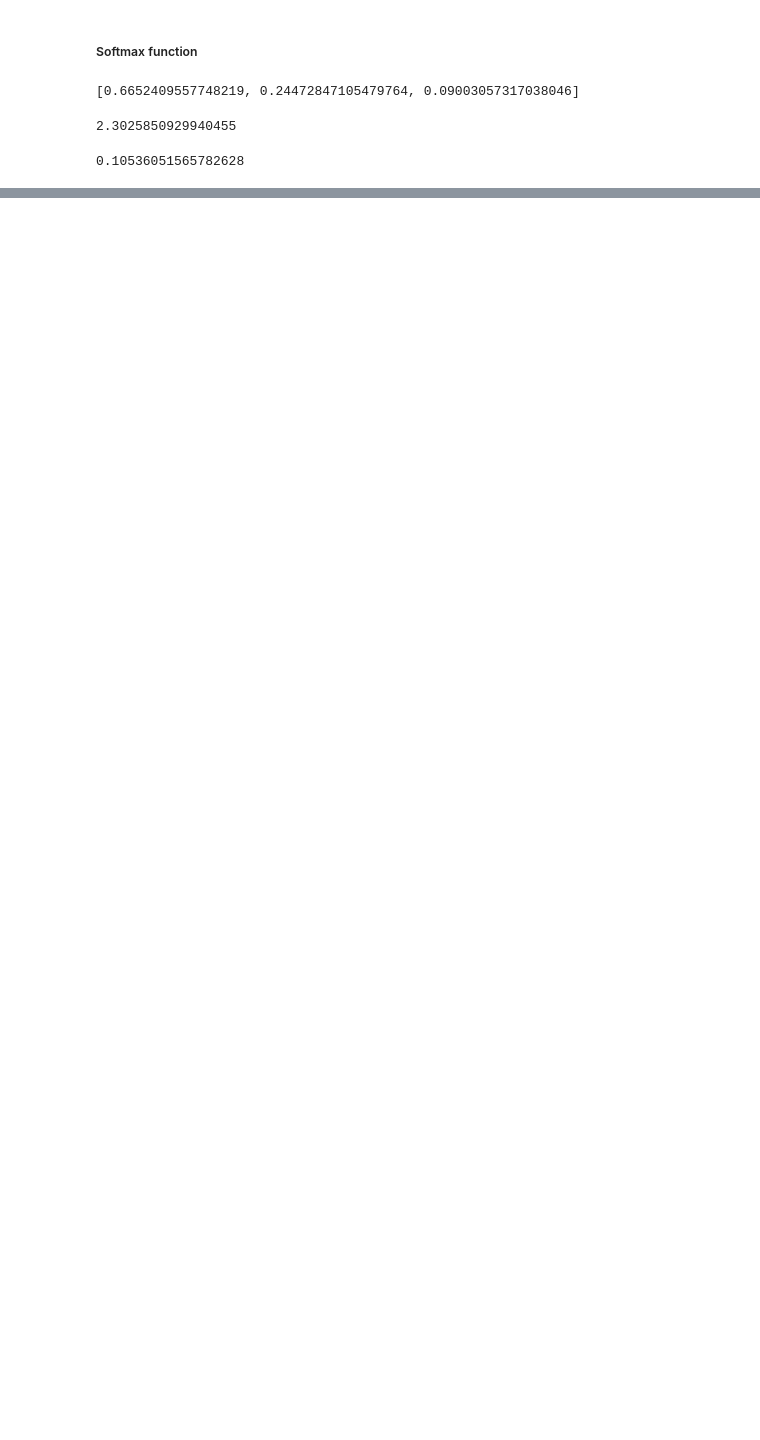
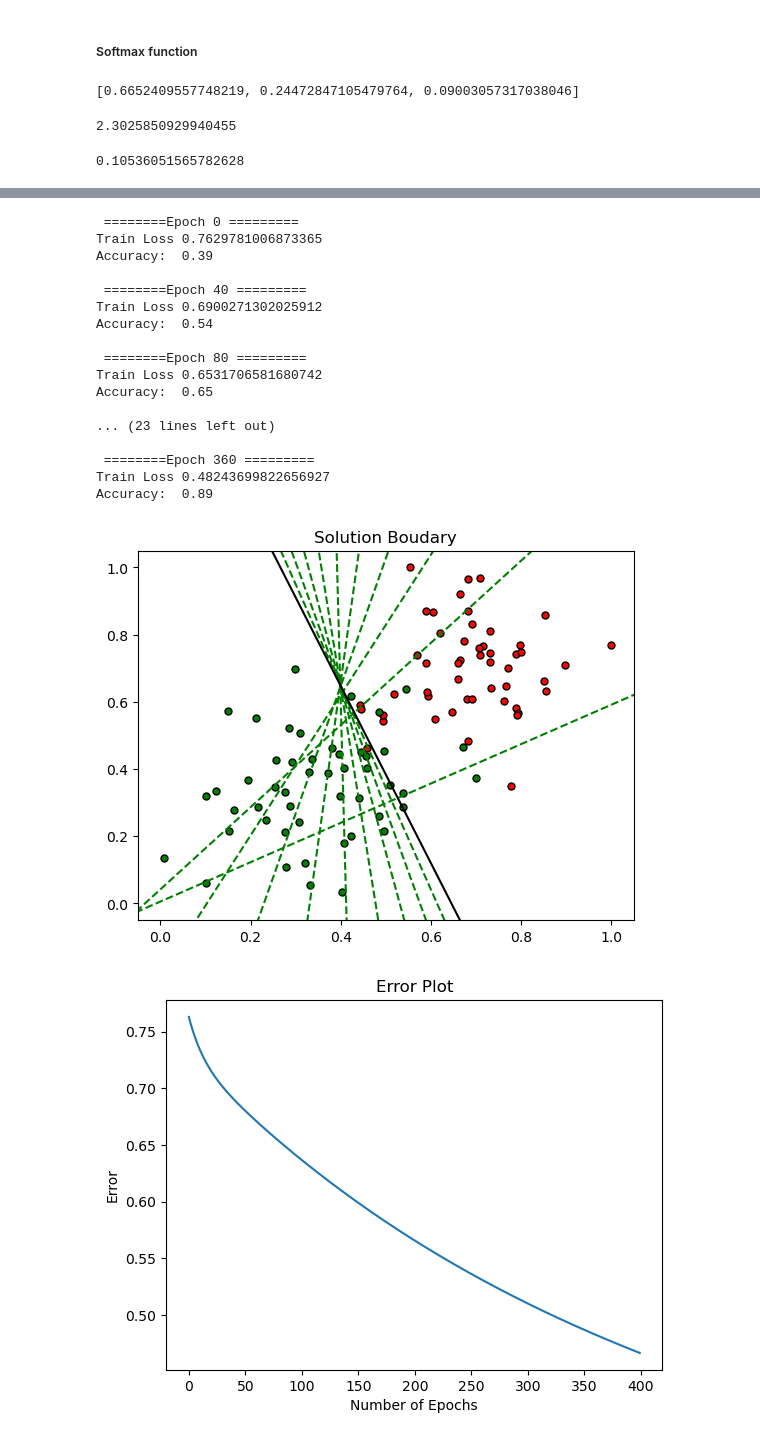
Before and after one commit to ashif-ali/Deep-Learning, a Jupyter notebook: Deep Learning Basics/Basic Perceptron.ipynb, the cells around one changed output, grey strips where cells are left out. Drawn from its saved outputs; the diff is of its cells as text; code cells hidden in the pictures; blank space fills up the shorter version.

```diff
--- a/Deep Learning Basics/Basic Perceptron.ipynb
+++ b/Deep Learning Basics/Basic Perceptron.ipynb
@@ -150,0 +193,18 @@ def outputFormula(X, w, bias):
+# %%
+import numpy as np
+
+def error_formula(y, output):
+    return -y*np.log(output) - (1-y) * np.log(1-output)
+
+def sigmoid(x):
+    return 1/(1+np.exp(-x))
+
+def outputFormula(x, W, bias):
+    return sigmoid(np.dot(x,W)+bias)
+
+def update_weights(x, y, weights, bias, lr):
+    output = outputFormula(x, weights, bias)
+    d_error = y - output
+    weights += lr * d_error * x
+    bias += lr * d_error
+    return weights, bias
@@ -150,0 +257,22 @@ def outputFormula(X, w, bias):
+# %%
+train(X, y, epochs, lr)
+# %% [output]
+ ========Epoch 0 =========
+Train Loss 0.7629781006873365
+Accuracy:  0.39
+
+ ========Epoch 40 =========
+Train Loss 0.6900271302025912
+Accuracy:  0.54
+
+ ========Epoch 80 =========
+Train Loss 0.6531706581680742
+Accuracy:  0.65
+
+... (23 lines left out)
+
+ ========Epoch 360 =========
+Train Loss 0.48243699822656927
+Accuracy:  0.89
+[figure, added]
+[figure, added]
```
Also changed, not shown: parts of 17 cells of this notebook, 2 other files.
